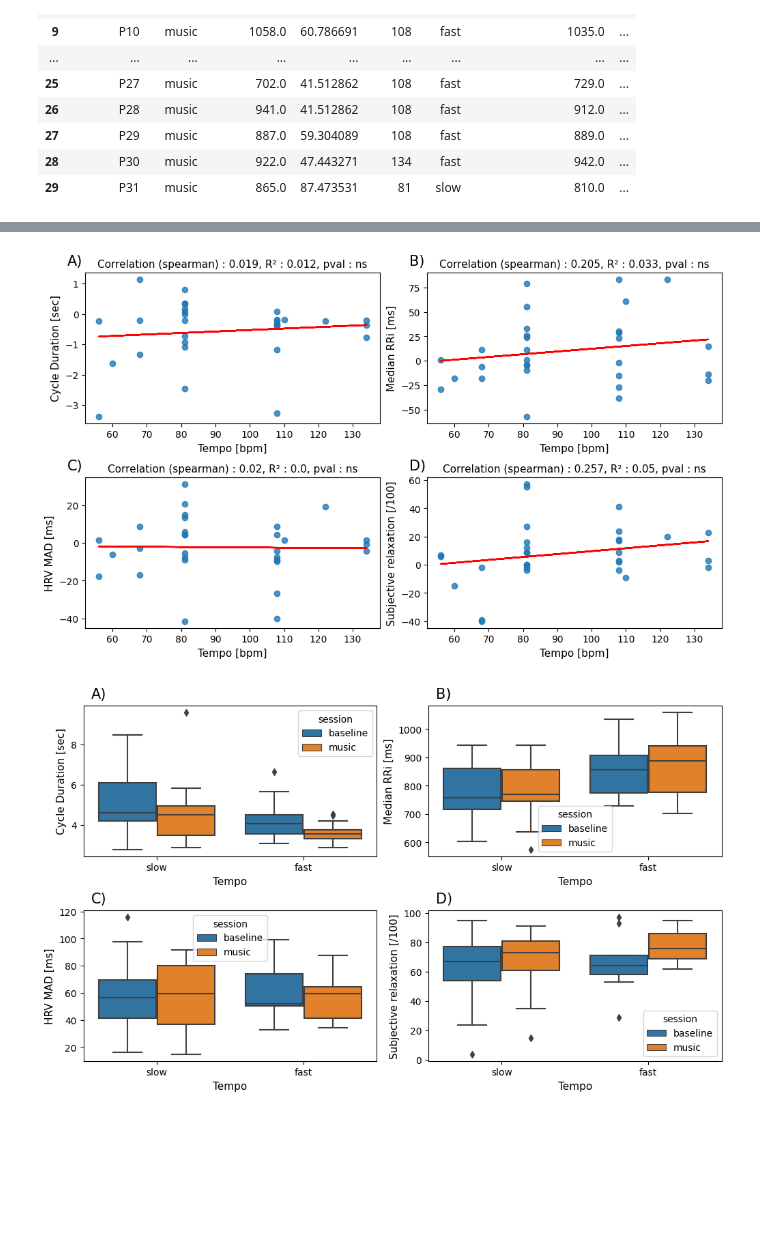
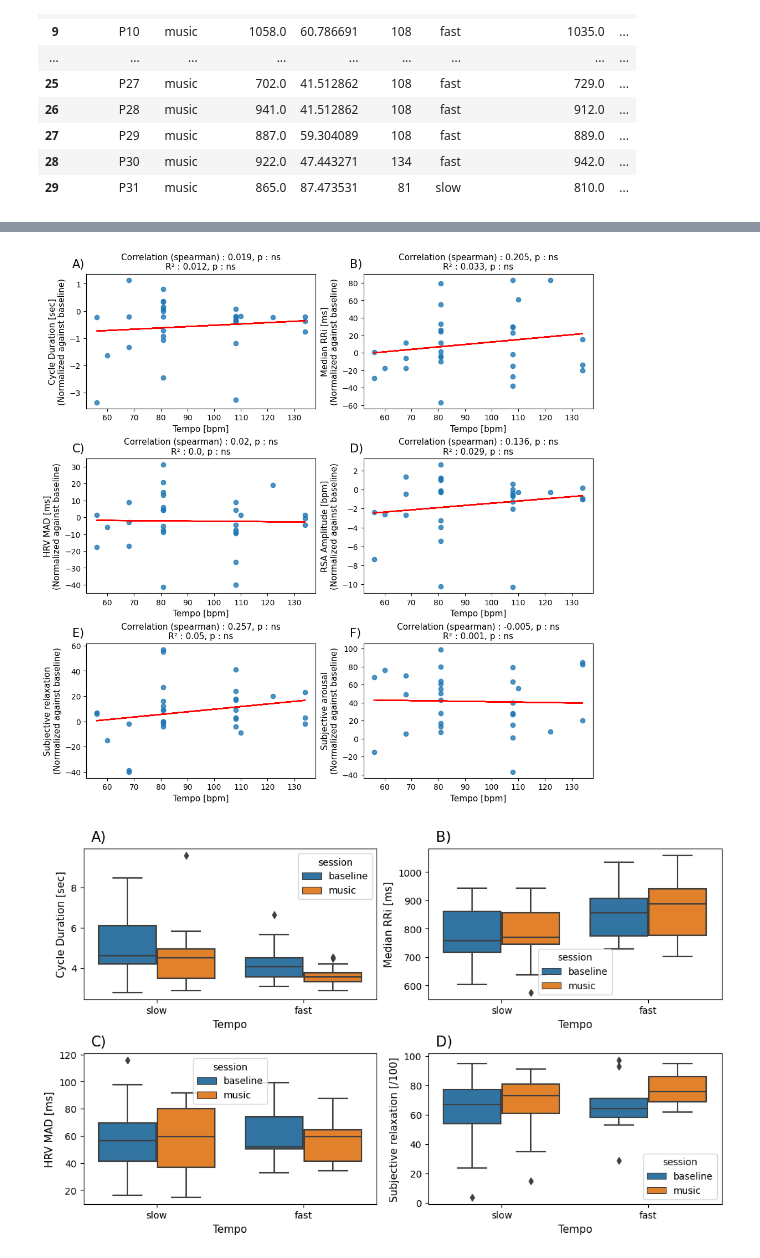
Before and after one commit to ValentinGhibaudo/Emosens_3, a Jupyter notebook: stats_with_tempo.ipynb, the cells around one changed output, grey strips where cells are left out. Cells and saved outputs as stored; diff of their text form; code cells hidden in the pictures; blank space fills up the shorter version.

```diff
--- a/stats_with_tempo.ipynb
+++ b/stats_with_tempo.ipynb
@@ -393,12 +390,13 @@ fig.savefig(save_folder / 'stats_quanti_quanti_tempo_resp_hrv_psycho.png', dpi =
 keep_metrics = {'resp':['cycle_duration'],
                 'hrv':['HRV_Median','HRV_Mad'],
                 'rsa':['decay_amplitude'],
-                'psycho':['Relaxation_intensity']
+                'psycho':['Relaxation_intensity','Arousal']
                }
 
 dict_df = {'resp':resp,
            'hrv':hrv,
-           'psycho':psycho
+           'psycho':psycho,
+           'rsa':rsa
           }
 # %%
 def load_formatted_data(data_type, music_features=music_features, keep_metric=keep_metrics):
@@ -473,36 +491,42 @@ gh.stats_quantitative(df = hrv_formatted, xlabel = 'tempo', ylabel = 'baselined_
 # %%
 
 global_fontsize = 11
 letter_fontsize = 15
 
-letters = ['A)','B)','C)','D)']
+letters = ['A)','B)','C)','D)','E)','F)']
 
-fig, axs = plt.subplots(nrows = 2, ncols = 2, figsize = (10,6), constrained_layout = True)
+fig, axs = plt.subplots(nrows = 3, ncols = 2, figsize = (10,10), constrained_layout = True)
 ax = axs[0,0]
 gh.stats_quantitative(df = load_formatted_data('resp'), xlabel = 'tempo', ylabel = 'baselined_cycle_duration', ax=ax)
-ax.set_ylabel('Cycle Duration [sec]', fontsize = global_fontsize)
+ax.set_ylabel('Cycle Duration [sec]\n(Normalized against baseline)', fontsize = global_fontsize)
 ax = axs[0,1]
 gh.stats_quantitative(df = load_formatted_data('hrv'), xlabel = 'tempo', ylabel = 'baselined_HRV_Median', ax=ax)
-ax.set_ylabel('Median RRi [ms]', fontsize = global_fontsize)
+ax.set_ylabel('Median RRi [ms]\n(Normalized against baseline)', fontsize = global_fontsize)
 ax = axs[1,0]
 gh.stats_quantitative(df = load_formatted_data('hrv'), xlabel = 'tempo', ylabel = 'baselined_HRV_Mad', ax=ax)
-ax.set_ylabel('HRV MAD [ms]', fontsize = global_fontsize)
+ax.set_ylabel('HRV MAD [ms]\n(Normalized against baseline)', fontsize = global_fontsize)
 ax = axs[1,1]
+gh.stats_quantitative(df = load_formatted_data('rsa'), xlabel = 'tempo', ylabel = 'baselined_decay_amplitude', ax=ax)
+ax.set_ylabel('RSA Amplitude [bpm]\n(Normalized against baseline)', fontsize = global_fontsize)
+ax = axs[2,0]
 gh.stats_quantitative(df = load_formatted_data('psycho'), xlabel = 'tempo', ylabel = 'baselined_Relaxation_intensity', ax=ax)
-ax.set_ylabel('Subjective relaxation [/100]', fontsize = global_fontsize)
+ax.set_ylabel('Subjective relaxation\n(Normalized against baseline)', fontsize = global_fontsize)
+ax = axs[2,1]
+gh.stats_quantitative(df = load_formatted_data('psycho'), xlabel = 'tempo', ylabel = 'baselined_Arousal', ax=ax)
+ax.set_ylabel('Subjective arousal\n(Normalized against baseline)', fontsize = global_fontsize)
 
 for i, ax in enumerate(axs.flatten()):
     ax.set_title(ax.get_title(), fontsize = global_fontsize)
     ax.set_xlabel('Tempo [bpm]', fontsize = global_fontsize)
     ax2 = ax.twinx()
     xpos_letter = ax2.get_xlim()[0]
     ypos_letter = ax2.get_ylim()[1]
     ax2.text(x =  xpos_letter - xpos_letter / 10 , y = ypos_letter + ypos_letter / 20 , s = letters[i], fontsize = letter_fontsize)
     ax2.axis('off')
 
-fig.savefig(save_folder / '4_quantiquanti_tempo_normalisés_par_baseline.png', dpi = 500, bbox_inches = 'tight')
+fig.savefig(save_folder / '6_quantiquanti_tempo_normalisés_par_baseline.png', dpi = 500, bbox_inches = 'tight')
 # %% [output]
-[figure, old version]
+[figure, new version]
 # %%
 # concat = []
 
```
Also changed, not shown: parts of 27 cells of this notebook, 3 other files.
